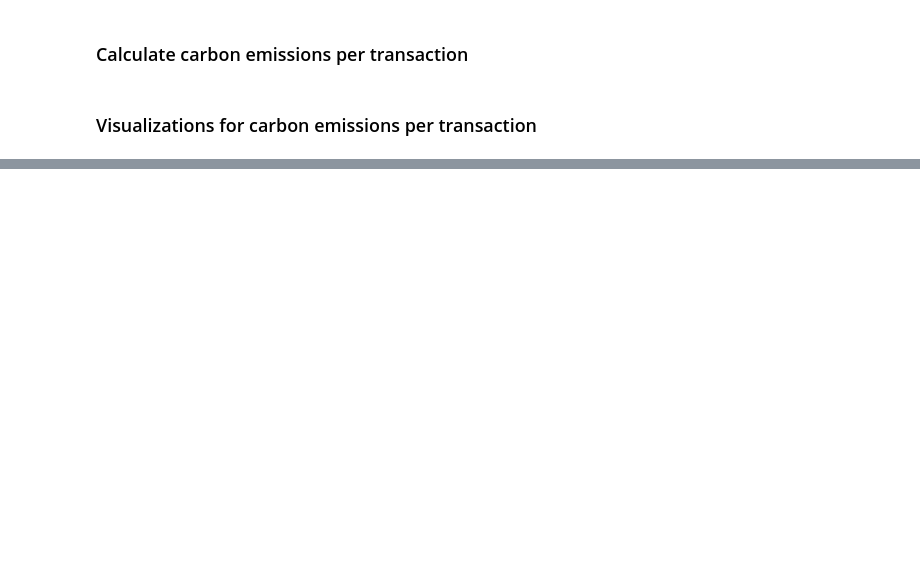
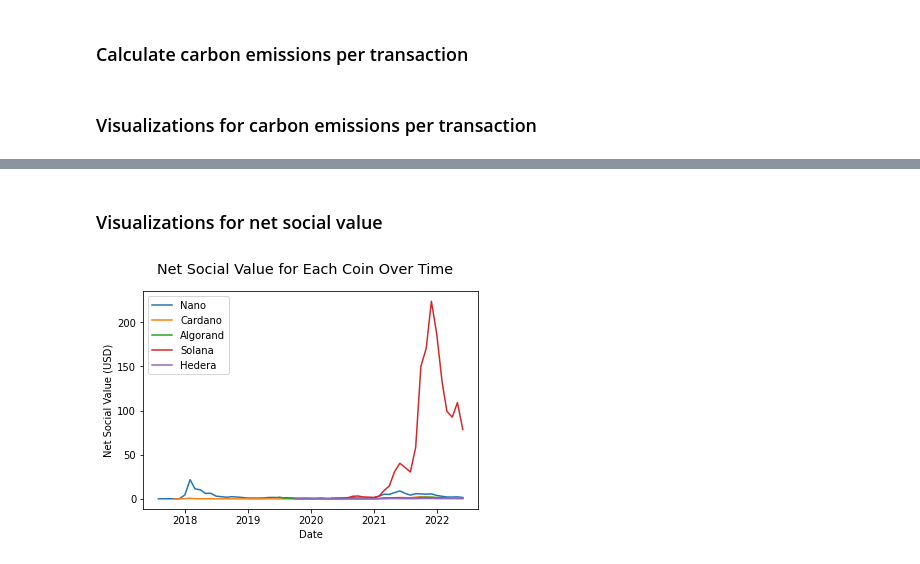
Before and after one commit to taylor-giles-sbu/CSE551-Final-Project, a Jupyter notebook: final-project-data.ipynb, the cells around one changed output, grey strips where cells are left out. Saved outputs shown, nothing was run; the diff lists cells and outputs as text; code cells hidden in the pictures; blank space fills up the shorter version.

```diff
--- a/final-project-data.ipynb
+++ b/final-project-data.ipynb
@@ -256,0 +258,3 @@ plt.show()
+# %%
+for coin in coins_dfs:
+    coin["Climate Damages (USD)"] = scc * coin["Emissions per Transaction (Metric Tons CO2)"]
@@ -256,0 +264,4 @@ plt.show()
+# %%
+for coin in coins_dfs:
+    print(coin["Climate Damages (USD)"])
+    coin["Net Social Value (USD)"] = coin["Price (USD)"] - coin["Cost per Transaction (USD)"] - coin["Climate Damages (USD)"]
@@ -256,0 +286,13 @@ plt.show()
+# %% [markdown]
+### Visualizations for net social value
+# %%
+# Visualizations of coins emissions data
+plt.suptitle("Net Social Value for Each Coin Over Time", size='x-large')
+for index, coin in enumerate(coins_dfs):
+    plt.plot(coin["Date"], coin["Net Social Value (USD)"], label=coin.name)
+plt.legend()
+plt.ylabel("Net Social Value (USD)")
+plt.xlabel("Date")
+plt.show()
+# %% [output]
+[figure, added]
```
Also changed, not shown: parts of 9 cells of this notebook.
